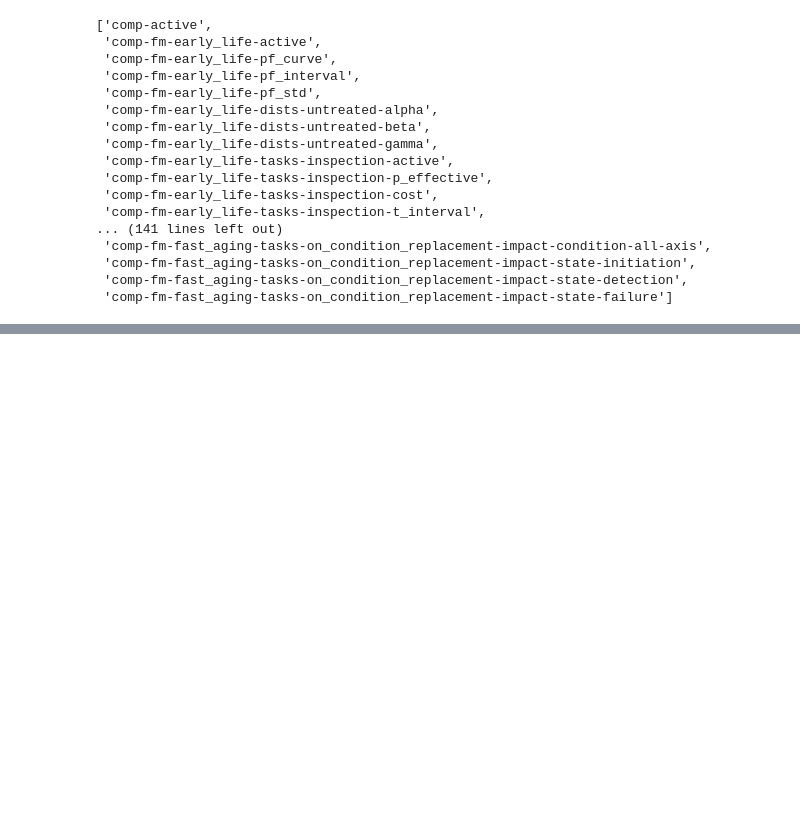
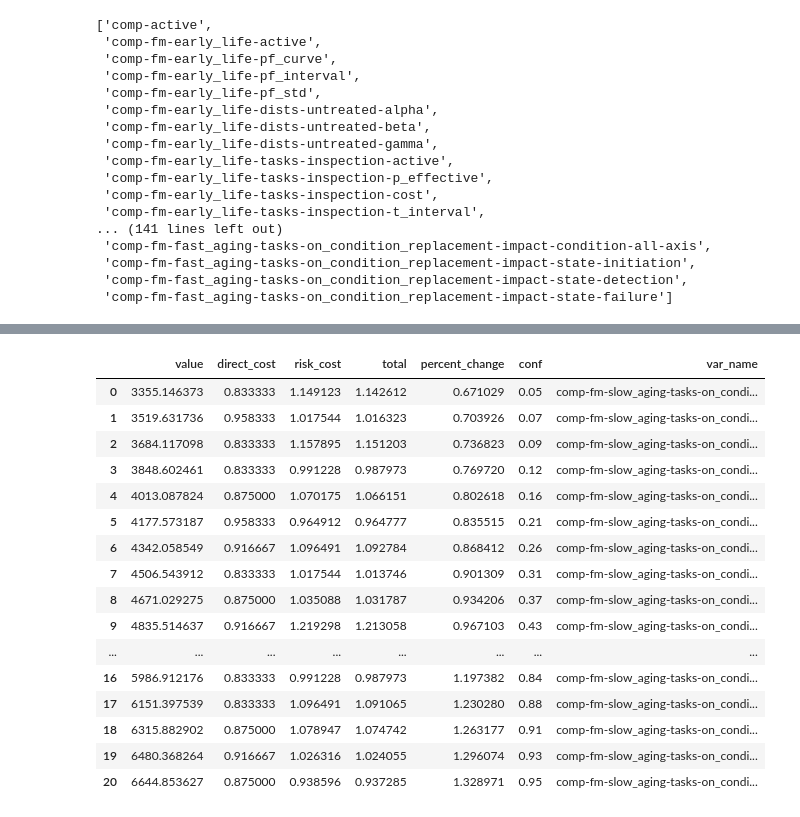
Before and after one commit to gavintreseder/pof, a Jupyter notebook: notebooks/component.ipynb, the cells around one changed output, grey strips where cells are left out. Cells and saved outputs as stored; diff of their text form; code cells hidden in the pictures; blank space fills up the shorter version.

```diff
--- a/notebooks/component.ipynb
+++ b/notebooks/component.ipynb
@@ -1002,0 +1026,20 @@ df_all
+# %%
+df_sens
+# %% [output]
+|  | value | direct_cost | risk_cost | total | percent_change | conf | var_name |
+| 0 | 3355.146373 | 0.833333 | 1.149123 | 1.142612 | 0.671029 | 0.05 | comp-fm-slow_aging-tasks-on_condi... |
+| 1 | 3519.631736 | 0.958333 | 1.017544 | 1.016323 | 0.703926 | 0.07 | comp-fm-slow_aging-tasks-on_condi... |
+| 2 | 3684.117098 | 0.833333 | 1.157895 | 1.151203 | 0.736823 | 0.09 | comp-fm-slow_aging-tasks-on_condi... |
+| 3 | 3848.602461 | 0.833333 | 0.991228 | 0.987973 | 0.769720 | 0.12 | comp-fm-slow_aging-tasks-on_condi... |
+| 4 | 4013.087824 | 0.875000 | 1.070175 | 1.066151 | 0.802618 | 0.16 | comp-fm-slow_aging-tasks-on_condi... |
+| 5 | 4177.573187 | 0.958333 | 0.964912 | 0.964777 | 0.835515 | 0.21 | comp-fm-slow_aging-tasks-on_condi... |
+| 6 | 4342.058549 | 0.916667 | 1.096491 | 1.092784 | 0.868412 | 0.26 | comp-fm-slow_aging-tasks-on_condi... |
+| 7 | 4506.543912 | 0.833333 | 1.017544 | 1.013746 | 0.901309 | 0.31 | comp-fm-slow_aging-tasks-on_condi... |
+| 8 | 4671.029275 | 0.875000 | 1.035088 | 1.031787 | 0.934206 | 0.37 | comp-fm-slow_aging-tasks-on_condi... |
+| 9 | 4835.514637 | 0.916667 | 1.219298 | 1.213058 | 0.967103 | 0.43 | comp-fm-slow_aging-tasks-on_condi... |
+| ... | ... | ... | ... | ... | ... | ... | ... |
+| 16 | 5986.912176 | 0.833333 | 0.991228 | 0.987973 | 1.197382 | 0.84 | comp-fm-slow_aging-tasks-on_condi... |
+| 17 | 6151.397539 | 0.833333 | 1.096491 | 1.091065 | 1.230280 | 0.88 | comp-fm-slow_aging-tasks-on_condi... |
+| 18 | 6315.882902 | 0.875000 | 1.078947 | 1.074742 | 1.263177 | 0.91 | comp-fm-slow_aging-tasks-on_condi... |
+| 19 | 6480.368264 | 0.916667 | 1.026316 | 1.024055 | 1.296074 | 0.93 | comp-fm-slow_aging-tasks-on_condi... |
+| 20 | 6644.853627 | 0.875000 | 0.938596 | 0.937285 | 1.328971 | 0.95 | comp-fm-slow_aging-tasks-on_condi... |
```
Also changed, not shown: parts of 10 cells of this notebook, 1 other file.
